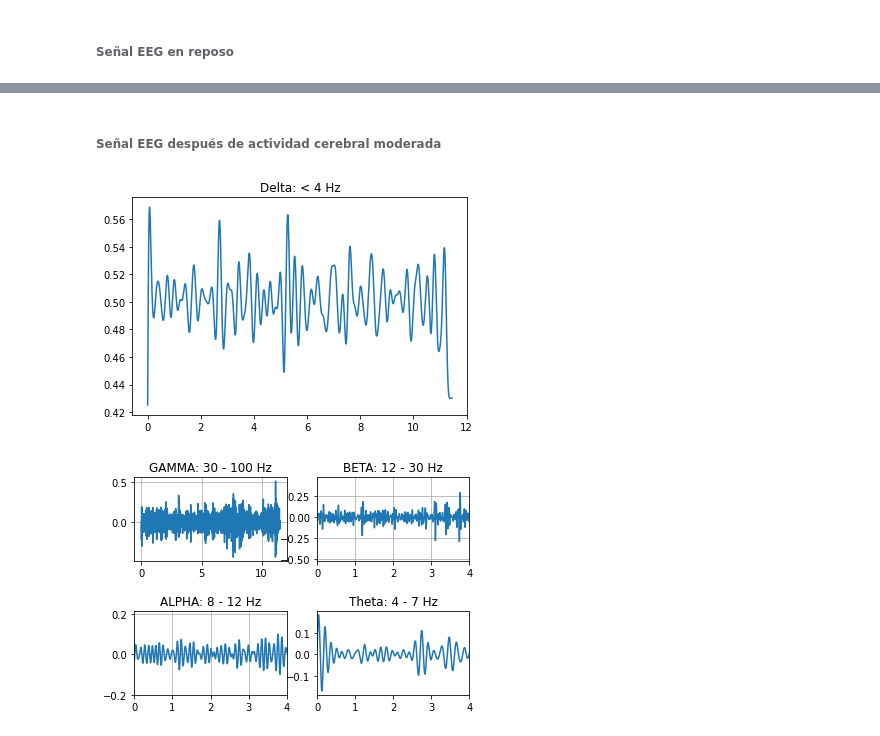
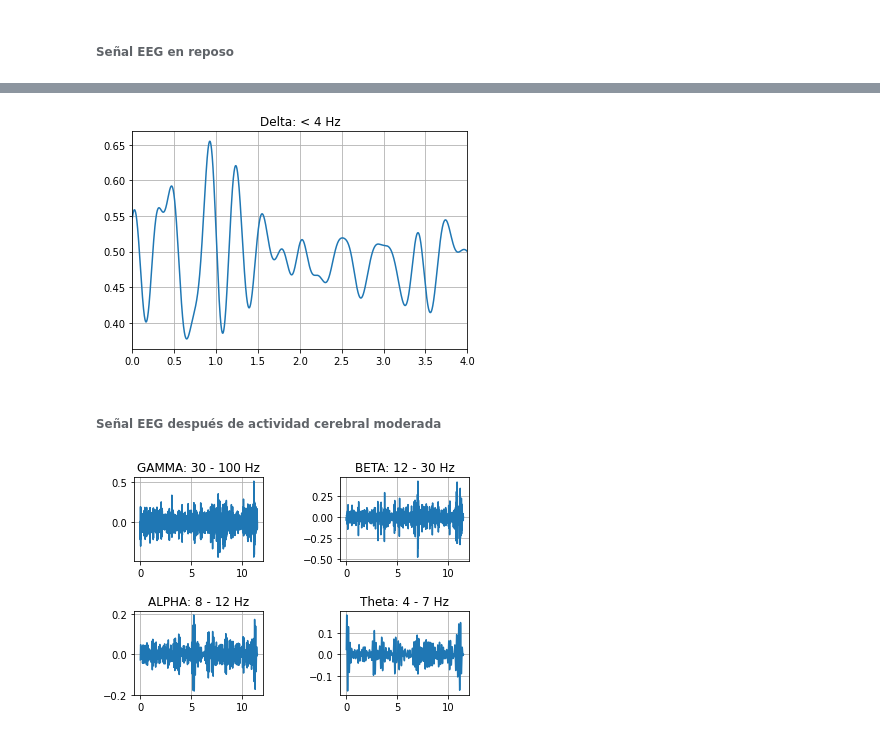
Before and after one commit to fruizg/Introduccion_de_senales, a Jupyter notebook: ISB/Laboratorios/Lab5_EEG/ProcesamientoSenal_BITalino.ipynb, the cells around one changed output, grey strips where cells are left out. Saved outputs shown, nothing was run; the diff lists cells and outputs as text; code cells hidden in the pictures.

```diff
--- a/ISB/Laboratorios/Lab5_EEG/ProcesamientoSenal_BITalino.ipynb
+++ b/ISB/Laboratorios/Lab5_EEG/ProcesamientoSenal_BITalino.ipynb
@@ -191,13 +185,27 @@ plt.show()
+# %%
+#Delta
+
+Wn = 4/(Fs/2)
+b, a = signal.butter(5,Wn,'lowpass')
+eegdelta_filtered = signal.filtfilt(b, a, y1)
+plt.plot(t1,eegdelta_filtered)
+plt.title('Delta: < 4 Hz')
+plt.grid()
+plt.xlim(0,4)
+fig = plt.gcf()
+fig.set_facecolor('white')
+plt.savefig('Delta_reposo.png', transparent=False, )
+# %% [output]
+[figure, added]
 # %% [markdown]
 ###### Señal EEG después de actividad cerebral moderada
 # %%
-fig, axs = plt.subplots()
 t2 = (np.arange(0,N2)-1)/Fs
 
 #gamma
 plt.figure()
 plt.subplot(2,2,1)
-plt.subplots_adjust(hspace=0.6)
+plt.subplots_adjust(hspace=0.6, wspace=0.6)
 Wn1 = 30/(Fs/2)
 Wn2 = 100/(Fs/2)
 b, a = signal.butter(3,[Wn1,Wn2],'bandpass')
@@ -210,48 +218,37 @@ plt.grid()
 #beta
 plt.subplot(2,2,2)
 Wn1 = 12/(Fs/2)
 Wn2 = 30/(Fs/2)
 b, a = signal.butter(3,[Wn1,Wn2],'bandpass')
 eegbeta_filtered = signal.filtfilt(b, a, y2)
 plt.title('BETA: 12 - 30 Hz')
 plt.plot(t2,eegbeta_filtered)
 plt.grid()
-plt.xlim(0,4)
+#plt.xlim(0,4)
 
 #Alplha
 plt.subplot(2,2,3)
 Wn1 = 8/(Fs/2)
 Wn2 = 12/(Fs/2)
 b, a = signal.butter(3,[Wn1,Wn2],'bandpass')
 eegalpha_filtered = signal.filtfilt(b, a, y2)
 plt.title('ALPHA: 8 - 12 Hz')
 plt.plot(t2,eegalpha_filtered)
 plt.grid()
-plt.xlim(0,4)
+#plt.xlim(0,4)
 
 #Theta
 plt.subplot(2,2,4)
 Wn1 = 4/(Fs/2)
 Wn2 = 7/(Fs/2)
 b, a = signal.butter(3,[Wn1,Wn2],'bandpass')
 eegtheta_filtered = signal.filtfilt(b, a, y2)
 plt.title('Theta: 4 - 7 Hz')
 plt.plot(t2,eegtheta_filtered)
 plt.grid()
-plt.xlim(0,4)
-
-#Delta
-
-Wn = 4/(Fs/2)
-b, a = signal.butter(5,Wn,'lowpass')
-eegdelta_filtered = signal.filtfilt(b, a, y2)
-eegdelta_filtered = eegdelta_filtered[51:]
-Naux = len(eegdelta_filtered)
-t3 = (np.arange(0,Naux)-1)/Fs
-axs.plot(t3,eegdelta_filtered)
-axs.set_title('Delta: < 4 Hz')
-plt.grid()
-plt.show()
+#plt.xlim(0,4)
+# fig = plt.gcf()
+# fig.set_facecolor('white')
+# plt.savefig('ondas_ActividadMental.png', transparent=False, )
 # %% [output]
-[figure, old version]
+[figure, new version]
-[figure, removed]
```
Also changed, not shown: parts of 3 cells of this notebook, 17 other files.
